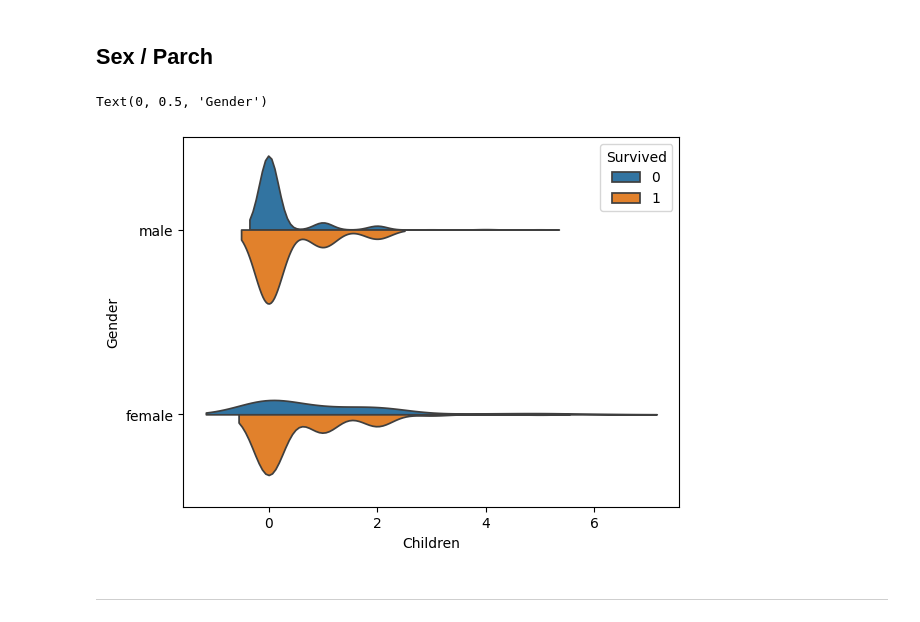
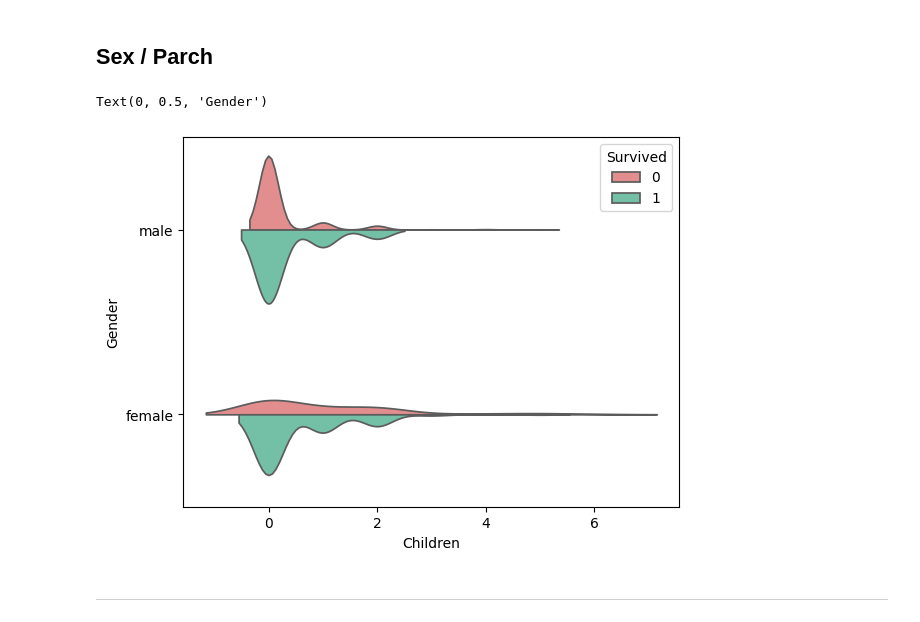
Before and after one commit to davidedigrande/titanic-dataset-eda, a Jupyter notebook: notebook.ipynb, the cells around one changed output. Drawn from its saved outputs; the diff is of its cells as text; code cells hidden in the pictures.

```diff
--- a/notebook.ipynb
+++ b/notebook.ipynb
@@ -541,12 +593,12 @@ But does the class also influenced gender survival?
 # %% [markdown]
 ## Sex / Parch
 # %%
-children_plot = sns.violinplot(df, y="Sex", x="Parch", split=True, hue="Survived", inner=None)
+children_plot = sns.violinplot(df, y="Sex", x="Parch", split=True, hue="Survived", inner=None, palette=[died_color, survived_color])
 children_plot.set_xlabel("Children")
 children_plot.set_ylabel("Gender")
 # %% [output]
 Text(0, 0.5, 'Gender')
-[figure, old version]
+[figure, new version]
 # %% [markdown]
 ---
 # %% [markdown]
```
Also changed, not shown: parts of 3 cells of this notebook.
